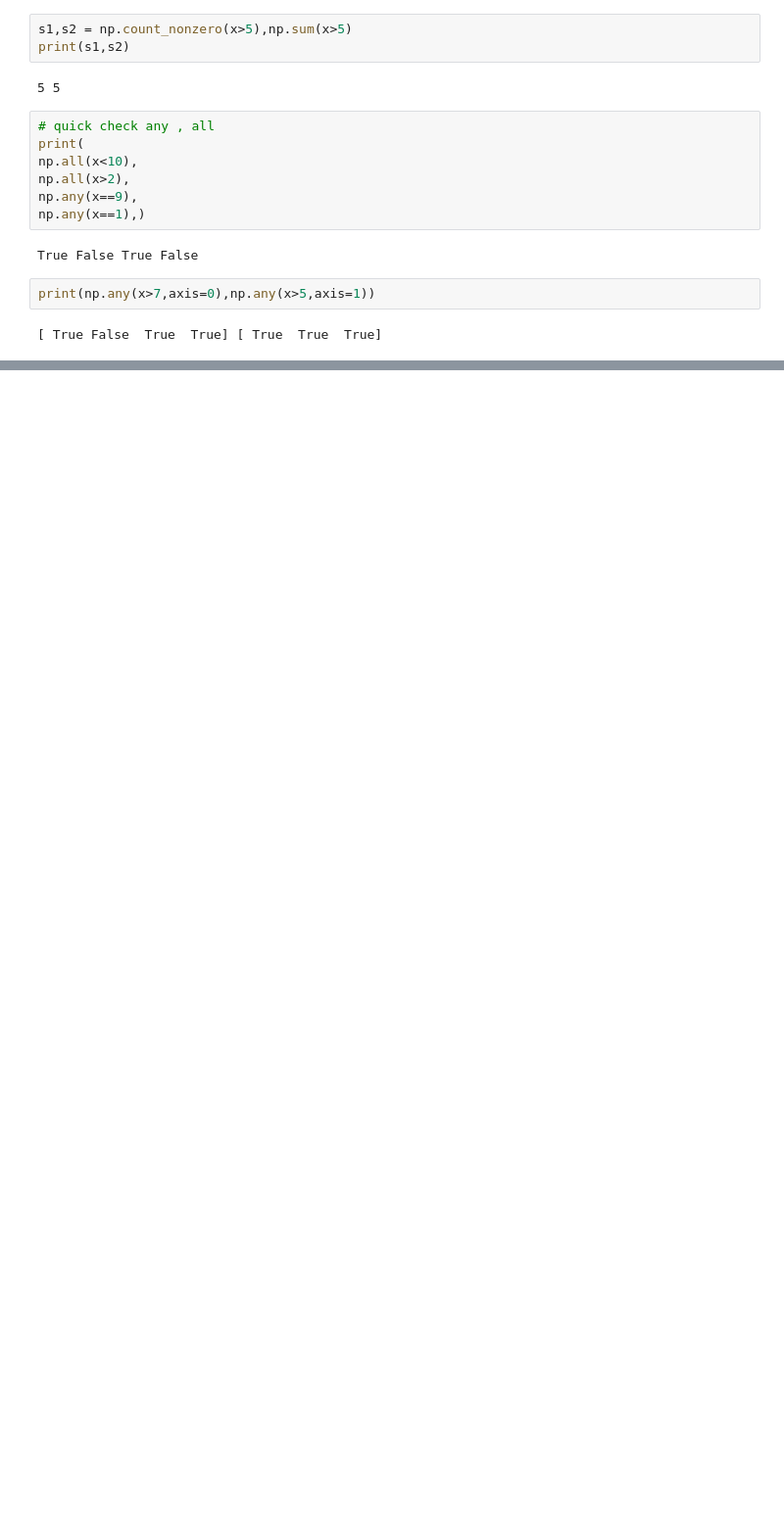
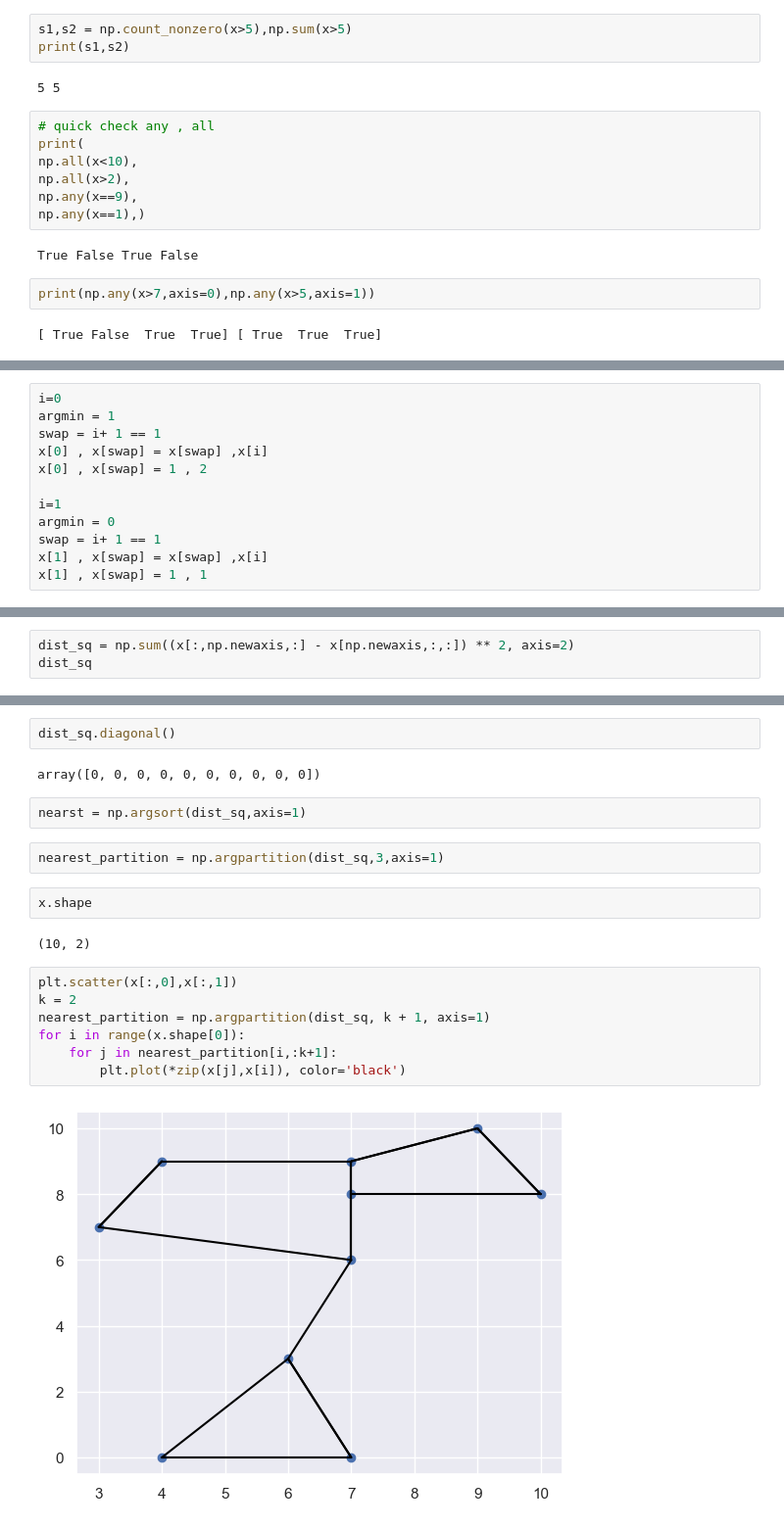
Before and after one commit to yogiman12/Python-Data-Science-Handbook, a Jupyter notebook: Numpy/nb2.ipynb, the cells around one changed output, grey strips where cells are left out. Shown at 98% size. Drawn from its saved outputs; the diff is of its cells as text; blank space fills up the shorter version.

```diff
--- a/Numpy/nb2.ipynb
+++ b/Numpy/nb2.ipynb
@@ -377,0 +580,12 @@ print(np.any(x>7,axis=0),np.any(x>5,axis=1))
+# %%
+i=0
+argmin = 1
+swap = i+ 1 == 1
+x[0] , x[swap] = x[swap] ,x[i]
+x[0] , x[swap] = 1 , 2
+
+i=1
+argmin = 0
+swap = i+ 1 == 1
+x[1] , x[swap] = x[swap] ,x[i]
+x[1] , x[swap] = 1 , 1
@@ -377,0 +645,3 @@ print(np.any(x>7,axis=0),np.any(x>5,axis=1))
+# %%
+dist_sq = np.sum((x[:,np.newaxis,:] - x[np.newaxis,:,:]) ** 2, axis=2)
+dist_sq
@@ -377,0 +659,21 @@ print(np.any(x>7,axis=0),np.any(x>5,axis=1))
+# %%
+dist_sq.diagonal()
+# %% [output]
+array([0, 0, 0, 0, 0, 0, 0, 0, 0, 0])
+# %%
+nearst = np.argsort(dist_sq,axis=1)
+# %%
+nearest_partition = np.argpartition(dist_sq,3,axis=1)
+# %%
+x.shape
+# %% [output]
+(10, 2)
+# %%
+plt.scatter(x[:,0],x[:,1])
+k = 2
+nearest_partition = np.argpartition(dist_sq, k + 1, axis=1)
+for i in range(x.shape[0]):
+    for j in nearest_partition[i,:k+1]:
+        plt.plot(*zip(x[j],x[i]), color='black')
+# %% [output]
+[figure, added]
```
Also changed, not shown: parts of 69 cells of this notebook, 7 other files.
